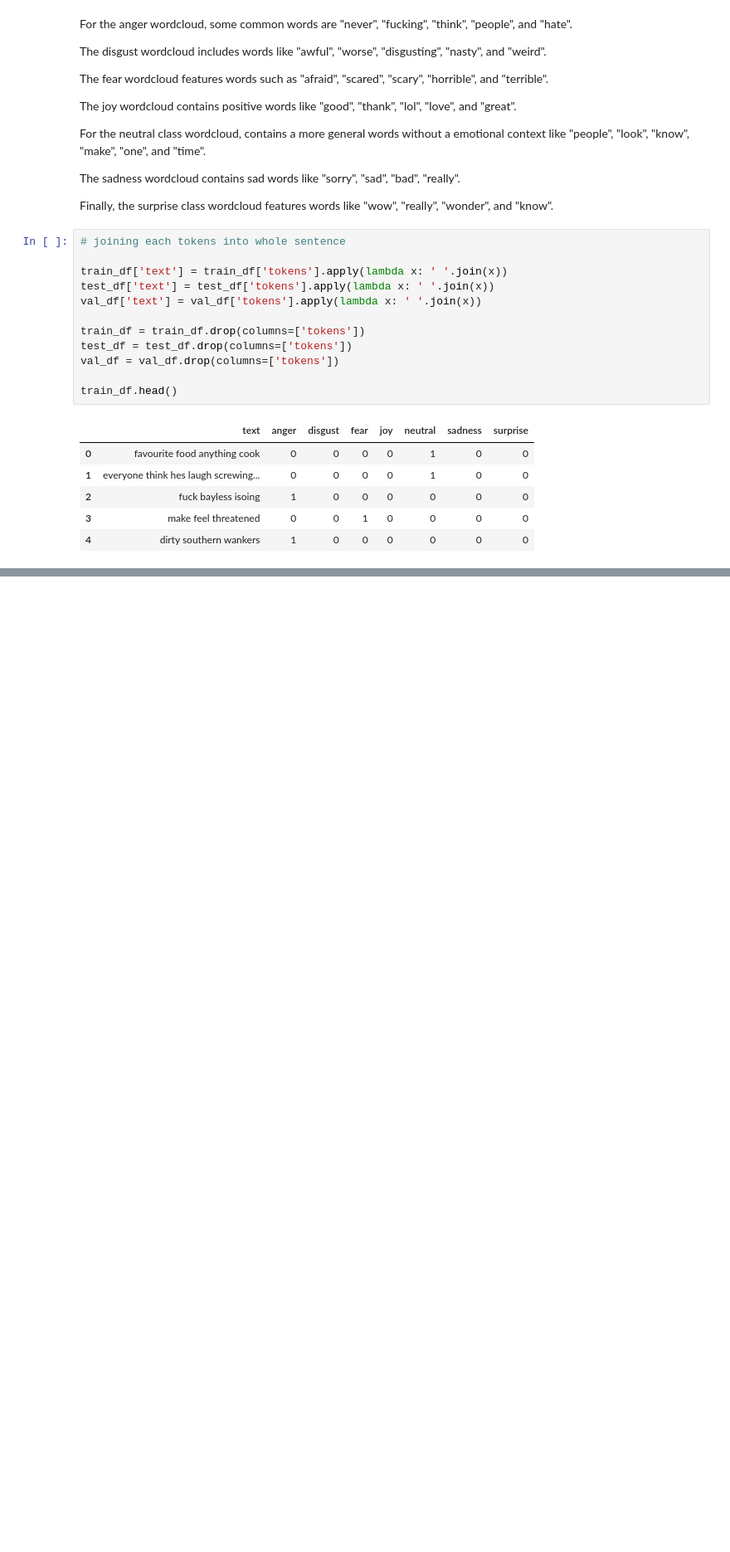
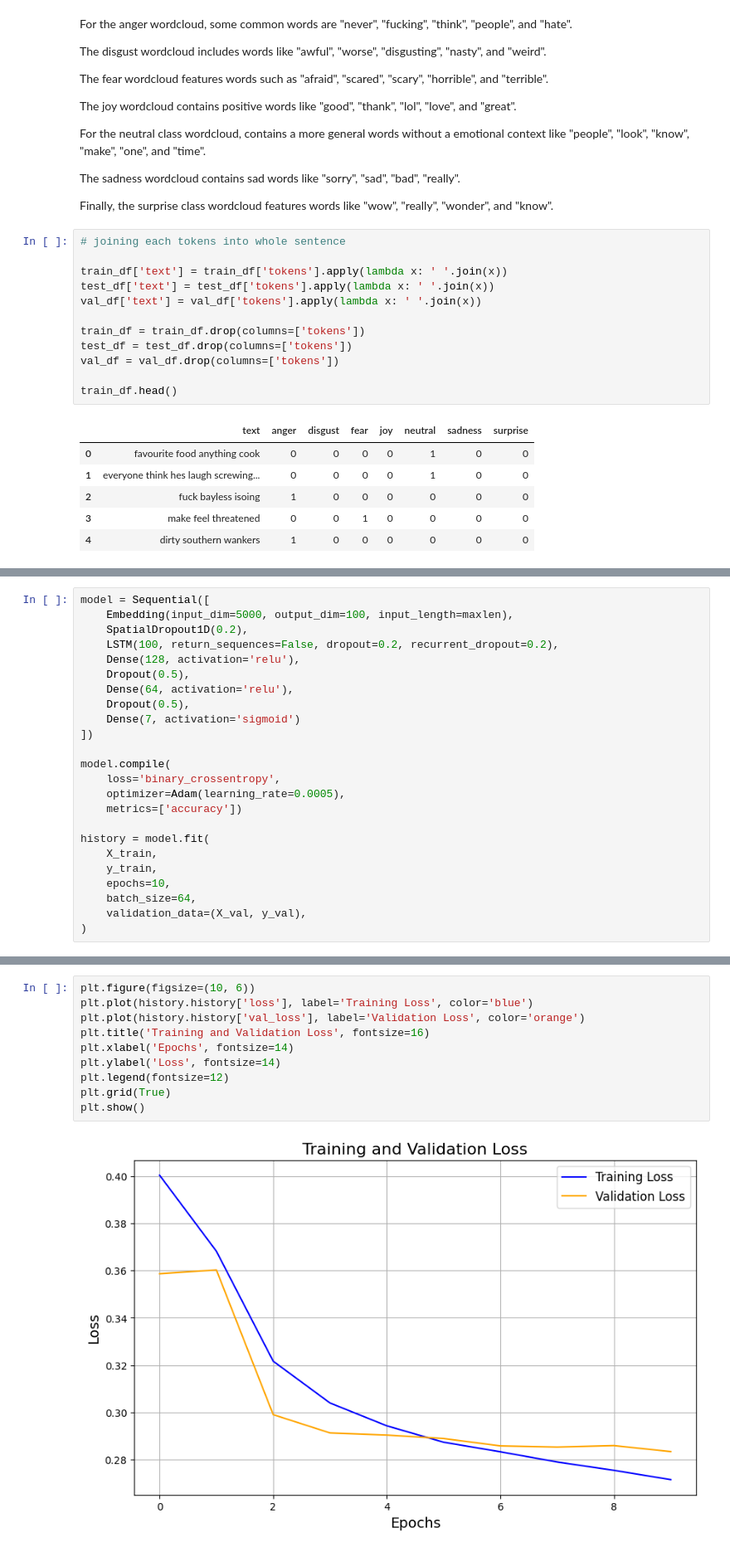
Before and after one commit to darrennnnnn/text-mining-project, a Jupyter notebook: emotionClassification.ipynb, the cells around one changed output, grey strips where cells are left out. Shown at 83% size. Cells and saved outputs as stored; diff of their text form; blank space fills up the shorter version.

```diff
--- a/emotionClassification.ipynb
+++ b/emotionClassification.ipynb
@@ -602,0 +516,24 @@ Binary predictions for each label: [[0 0 1 0 0 0 0]]
+# %%
+model = Sequential([
+    Embedding(input_dim=5000, output_dim=100, input_length=maxlen),
+    SpatialDropout1D(0.2),
+    LSTM(100, return_sequences=False, dropout=0.2, recurrent_dropout=0.2),
+    Dense(128, activation='relu'),
+    Dropout(0.5),
+    Dense(64, activation='relu'),
+    Dropout(0.5),
+    Dense(7, activation='sigmoid')
+])
+
+model.compile(
+    loss='binary_crossentropy',
+    optimizer=Adam(learning_rate=0.0005),
+    metrics=['accuracy'])
+
+history = model.fit(
+    X_train,
+    y_train,
+    epochs=10,
+    batch_size=64,
+    validation_data=(X_val, y_val),
+)
@@ -602,0 +570,12 @@ Binary predictions for each label: [[0 0 1 0 0 0 0]]
+# %%
+plt.figure(figsize=(10, 6))
+plt.plot(history.history['loss'], label='Training Loss', color='blue')
+plt.plot(history.history['val_loss'], label='Validation Loss', color='orange')
+plt.title('Training and Validation Loss', fontsize=16)
+plt.xlabel('Epochs', fontsize=14)
+plt.ylabel('Loss', fontsize=14)
+plt.legend(fontsize=12)
+plt.grid(True)
+plt.show()
+# %% [output]
+[figure, added]
```
Also changed, not shown: parts of 10 cells of this notebook, 1 other file.
